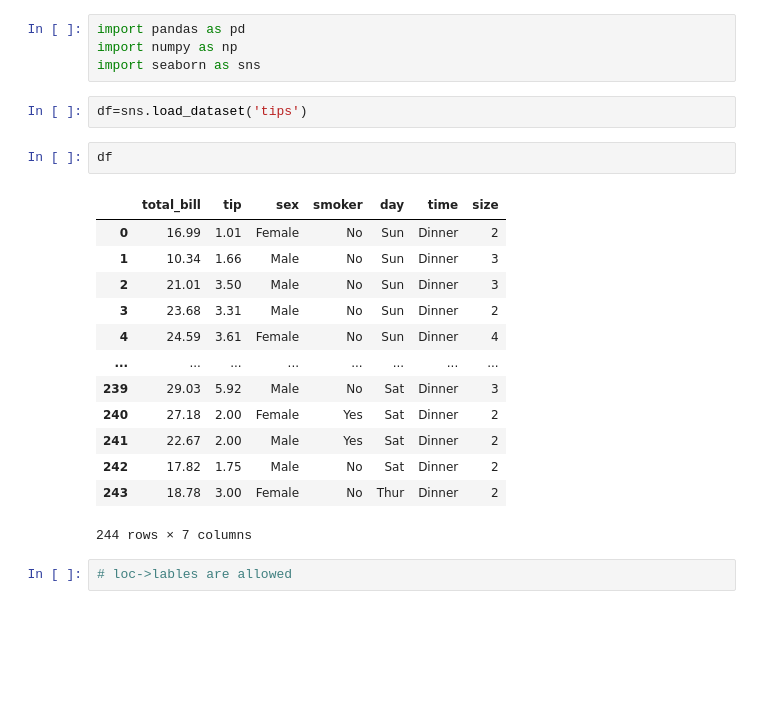
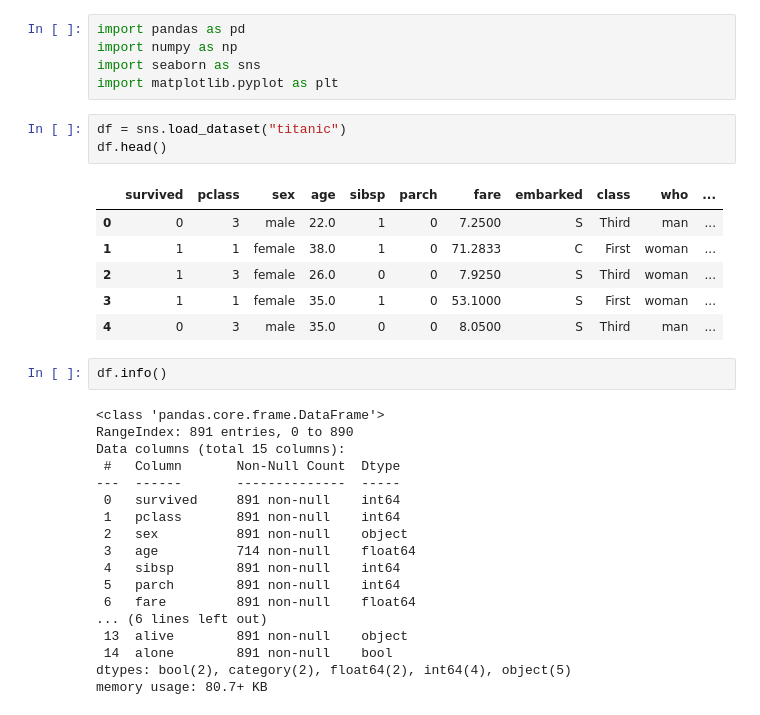
Before and after one commit to Nitik-sharma/Backend, a Jupyter notebook: chapter_appendix-tools-for-deep-learning/jupyter.ipynb, the cells around one changed output. Saved outputs shown, nothing was run; the diff lists cells and outputs as text; blank space fills up the shorter version.

```diff
--- a/chapter_appendix-tools-for-deep-learning/jupyter.ipynb
+++ b/chapter_appendix-tools-for-deep-learning/jupyter.ipynb
@@ -155,23 +155,34 @@ jupyter nbextension enable execute_time/ExecuteTime
 import pandas as pd
 import numpy as np
 import seaborn as sns
+import matplotlib.pyplot as plt
 # %%
-df=sns.load_dataset('tips')
+df = sns.load_dataset("titanic")
+df.head()
+# %% [output]
+|  | survived | pclass | sex | age | sibsp | parch | fare | embarked | class | who | ... |
+| 0 | 0 | 3 | male | 22.0 | 1 | 0 | 7.2500 | S | Third | man | ... |
+| 1 | 1 | 1 | female | 38.0 | 1 | 0 | 71.2833 | C | First | woman | ... |
+| 2 | 1 | 3 | female | 26.0 | 0 | 0 | 7.9250 | S | Third | woman | ... |
+| 3 | 1 | 1 | female | 35.0 | 1 | 0 | 53.1000 | S | First | woman | ... |
+| 4 | 0 | 3 | male | 35.0 | 0 | 0 | 8.0500 | S | Third | man | ... |
 # %%
-df
+df.info()
 # %% [output]
-|  | total_bill | tip | sex | smoker | day | time | size |
-| 0 | 16.99 | 1.01 | Female | No | Sun | Dinner | 2 |
-| 1 | 10.34 | 1.66 | Male | No | Sun | Dinner | 3 |
-| 2 | 21.01 | 3.50 | Male | No | Sun | Dinner | 3 |
-| 3 | 23.68 | 3.31 | Male | No | Sun | Dinner | 2 |
-| 4 | 24.59 | 3.61 | Female | No | Sun | Dinner | 4 |
-| ... | ... | ... | ... | ... | ... | ... | ... |
-| 239 | 29.03 | 5.92 | Male | No | Sat | Dinner | 3 |
-| 240 | 27.18 | 2.00 | Female | Yes | Sat | Dinner | 2 |
-| 241 | 22.67 | 2.00 | Male | Yes | Sat | Dinner | 2 |
-| 242 | 17.82 | 1.75 | Male | No | Sat | Dinner | 2 |
-| 243 | 18.78 | 3.00 | Female | No | Thur | Dinner | 2 |
-244 rows × 7 columns
+<class 'pandas.core.frame.DataFrame'>
+RangeIndex: 891 entries, 0 to 890
+Data columns (total 15 columns):
+ #   Column       Non-Null Count  Dtype
+---  ------       --------------  -----
+ 0   survived     891 non-null    int64
+ 1   pclass       891 non-null    int64
+ 2   sex          891 non-null    object
+ 3   age          714 non-null    float64
+ 4   sibsp        891 non-null    int64
+ 5   parch        891 non-null    int64
+ 6   fare         891 non-null    float64
+... (6 lines left out)
+ 13  alive        891 non-null    object
+ 14  alone        891 non-null    bool
+dtypes: bool(2), category(2), float64(2), int64(4), object(5)
+memory usage: 80.7+ KB
-# %%
-# loc->lables are allowed
```
Also changed, not shown: parts of 14 cells of this notebook.
